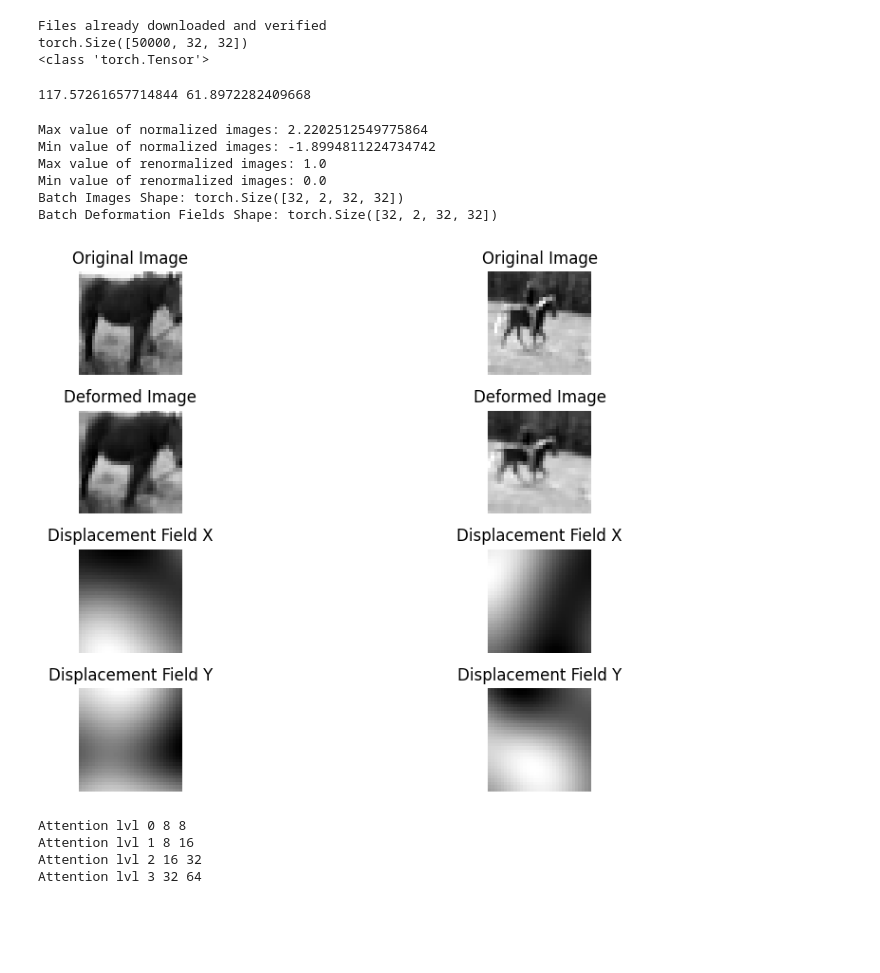
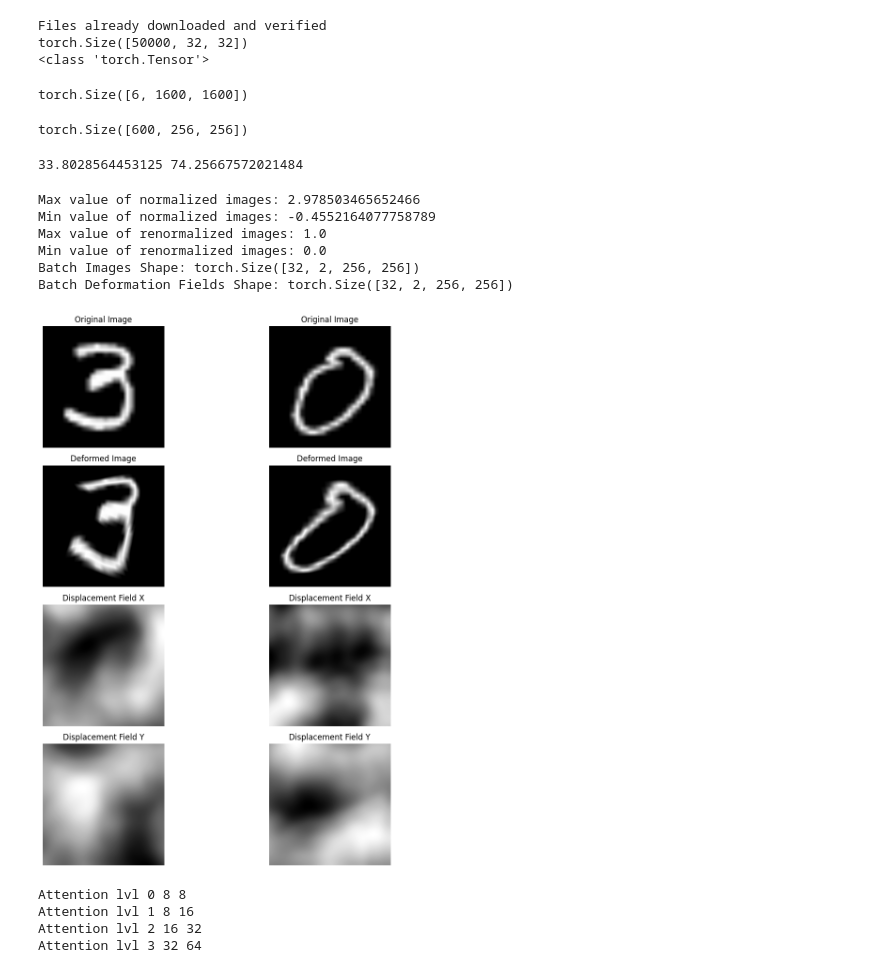
Before and after one commit to leond32/Registration, a Jupyter notebook: utils/Baseline.ipynb, the cells around one changed output. Saved outputs shown, nothing was run; the diff lists cells and outputs as text; code cells hidden in the pictures; blank space fills up the shorter version.

Commit message:
added loading of single grid image for visualization

```diff
--- a/utils/Baseline.ipynb
+++ b/utils/Baseline.ipynb
@@ -45,19 +45,32 @@ print(type(images))
 Files already downloaded and verified
 torch.Size([50000, 32, 32])
 <class 'torch.Tensor'>
+# %%
+import imageio.v3 as iio
+
+# load image to check if implementation is correct
+images = iio.imread('D:\\Dokumente\\03_RCI\\practical\\Folder_structure\\Registration\\images\\square.png')
+images = np.mean(images, axis=2)
+images = torch.from_numpy(images)
+images = torch.stack([images, images, images, images, images, images], dim=0)
+print(images.shape)
+# %% [output]
+torch.Size([6, 1600, 1600])
 # %%
 # Define a random fraction of the images
 import random
-random_fraction = 600/50000
+random_fraction = 0.01
 random_indices = random.sample(range(len(images)), int(random_fraction * len(images)))
 images = images[random_indices]
 
-transform = transforms.Resize((32, 32))
+transform = transforms.Resize((256, 256))
 images = transform(images)
 
-#print(images.shape)
+print(images.shape)
 #print(type(images))
 #print(images[0][:][:].max())
+# %% [output]
+torch.Size([600, 256, 256])
 # %%
 def get_mean_std(tensor):
     # Calculate the mean of the tensor
@@ -71,7 +84,7 @@ def get_mean_std(tensor):
 mean, std = get_mean_std(images)
 print(mean, std)
 # %% [output]
-117.57261657714844 61.8972282409668
+33.8028564453125 74.25667572021484
 # %%
 class CustomDataset(Dataset):
     def __init__(self, images, shape,transform=None):
@@ -167,41 +180,41 @@ print("Batch Deformation Fields Shape:", deformation_fields.shape)  # Should mat
 num_samples = 2
 
 # Create a figure with subplots in a grid 2x4
-fig, axes = plt.subplots(4, num_samples, figsize=(12, 6))
+fig, axes = plt.subplots(4, num_samples, figsize=(12, 12))
 
 for i in range(num_samples):
     # Plotting the original and deformed images
 
     ax = axes[0, i]
     ax.imshow(images[i,0,:,:].numpy(), cmap='gray') # Original image
     ax.title.set_text('Original Image')
     ax.axis('off')
 
     ax = axes[1, i]
     ax.imshow(images[i,1].numpy(), cmap='gray') # Deformed image
     ax.title.set_text('Deformed Image')
     ax.axis('off')
 
     ax = axes[2, i]
     ax.imshow(deformation_fields[i, 0].numpy(), cmap='gray')  # X-component of the field
     ax.title.set_text('Displacement Field X')
     ax.axis('off')
 
     ax = axes[3, i]
     ax.imshow(deformation_fields[i, 1].numpy(), cmap='gray')  # Y-component of the field
     ax.title.set_text('Displacement Field Y')
     ax.axis('off')
 
 plt.tight_layout()
 plt.show()
 # %% [output]
-Max value of normalized images: 2.2202512549775864
-Min value of normalized images: -1.8994811224734742
+Max value of normalized images: 2.978503465652466
+Min value of normalized images: -0.4552164077758789
 Max value of renormalized images: 1.0
 Min value of renormalized images: 0.0
-Batch Images Shape: torch.Size([32, 2, 32, 32])
-Batch Deformation Fields Shape: torch.Size([32, 2, 32, 32])
+Batch Images Shape: torch.Size([32, 2, 256, 256])
+Batch Deformation Fields Shape: torch.Size([32, 2, 256, 256])
-[figure, old version]
+[figure, new version]
 # %%
 # set up u net model
 from diffusion_unet import Unet
```
Also changed, not shown: parts of 3 cells of this notebook.
